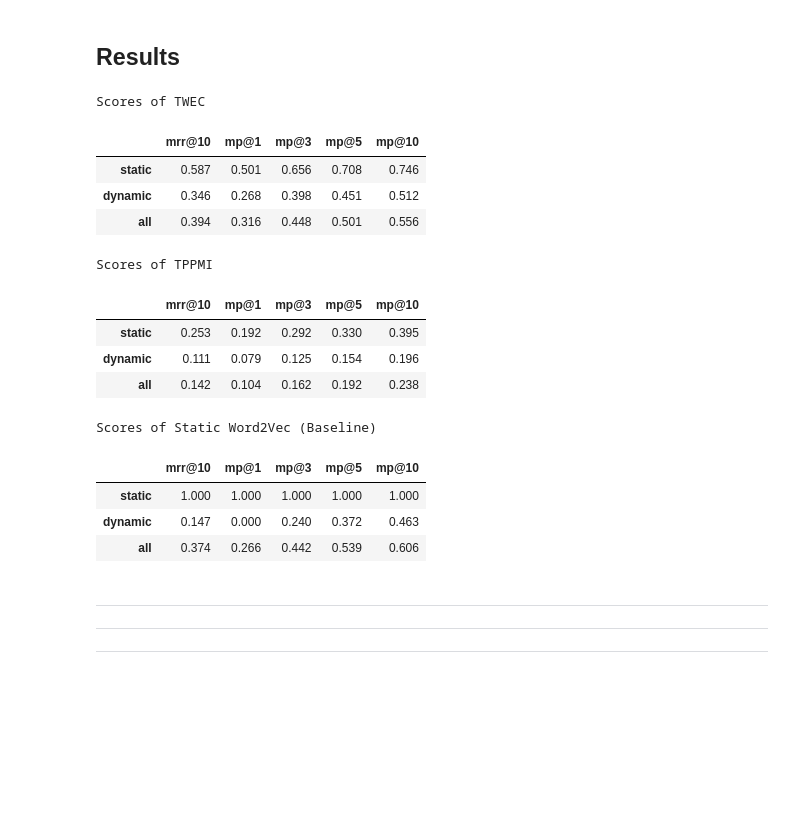
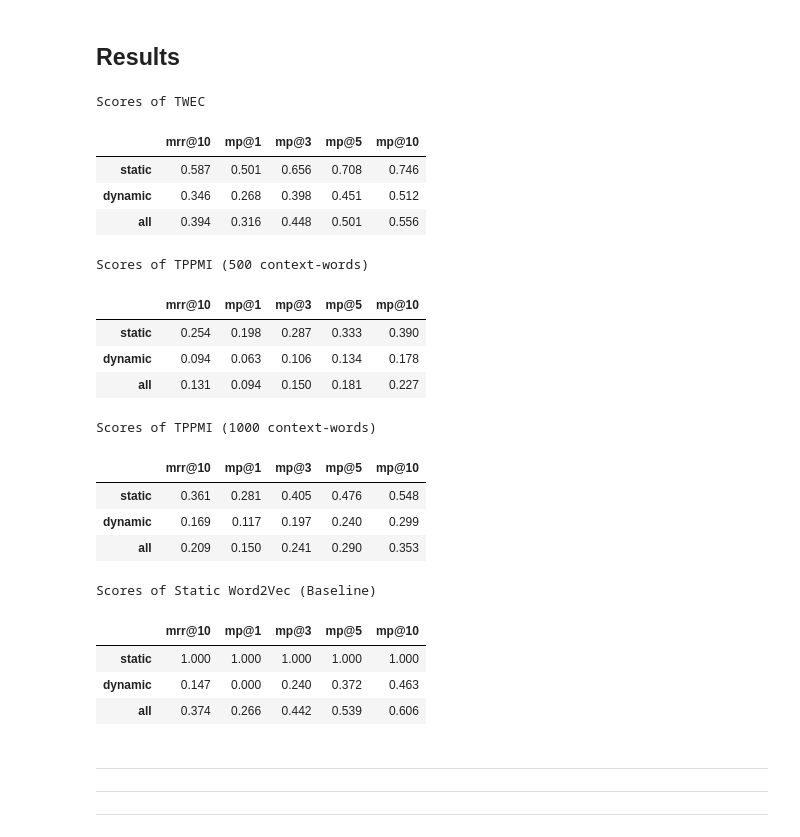
Before and after one commit to FlackoJodye1/temporal-word-embeddings, a Jupyter notebook: notebooks/analysis-quantitative/reproduction-twec-results.ipynb, the cells around one changed output. Cells and saved outputs as stored; diff of their text form; code cells hidden in the pictures; blank space fills up the shorter version.

Commit message:
Add evaluation for tppmi with 1000 context-words to the quantatative experiment

```diff
--- a/notebooks/analysis-quantitative/reproduction-twec-results.ipynb
+++ b/notebooks/analysis-quantitative/reproduction-twec-results.ipynb
@@ -259,8 +310,11 @@ for key, value in tqdm(config_dict_static.items()):
 # %% [markdown]
 ### TPPMI
 # %%
-for key, value in tqdm(config_dict_tppmi.items()):
-    scores_tppmi[key]["mrr@10"] = round(test_util.calculate_rank_metric(value[0], value[1], metric='MRR'), 3)
+for key, value in tqdm(config_dict_tppmi_500.items()):
+    scores_tppmi_500[key]["mrr@10"] = round(test_util.calculate_rank_metric(value[0], value[1], metric='MRR'), 3)
+# %%
+for key, value in tqdm(config_dict_tppmi_1000.items()):
+    scores_tppmi_1000[key]["mrr@10"] = round(test_util.calculate_rank_metric(value[0], value[1], metric='MRR'), 3)
 # %% [markdown]
 ## Mean Precision (@K)
 
@@ -282,38 +336,51 @@ for key, value in tqdm(config_dict_static.items()):
 # %% [markdown]
 ### TPPMI
 # %%
-for key, value in tqdm(config_dict_tppmi.items()):
+for key, value in tqdm(config_dict_tppmi_500.items()):
     for k in cutoffs:
         score_key = f"mp@{k}"
-        scores_tppmi[key][score_key] = round(test_util.calculate_rank_metric(value[0], value[1], metric='MP', k=k), 3)
+        scores_tppmi_500[key][score_key] = round(test_util.calculate_rank_metric(value[0], value[1], metric='MP', k=k), 3)
+# %%
+for key, value in tqdm(config_dict_tppmi_1000.items()):
+    for k in cutoffs:
+        score_key = f"mp@{k}"
+        scores_tppmi_1000[key][score_key] = round(test_util.calculate_rank_metric(value[0], value[1], metric='MP', k=k), 3)
 # %% [markdown]
 ## Results
 # %%
 score_table_cade = pd.DataFrame(scores_cade).T
 score_table_static = pd.DataFrame(scores_static).T
-score_table_tppmi_500 = pd.DataFrame(scores_tppmi).T
+score_table_tppmi_500 = pd.DataFrame(scores_tppmi_500).T
+score_table_tppmi_1000 = pd.DataFrame(scores_tppmi_1000).T
 print("Scores of TWEC")
 display(score_table_cade)
-print("Scores of TPPMI")
+print("Scores of TPPMI (500 context-words)")
 display(score_table_tppmi_500)
+print("Scores of TPPMI (1000 context-words)")
+display(score_table_tppmi_1000)
 print("Scores of Static Word2Vec (Baseline)")
 display(score_table_static)
 # %% [output]
 Scores of TWEC
 |  | mrr@10 | mp@1 | mp@3 | mp@5 | mp@10 |
 | static | 0.587 | 0.501 | 0.656 | 0.708 | 0.746 |
 | dynamic | 0.346 | 0.268 | 0.398 | 0.451 | 0.512 |
 | all | 0.394 | 0.316 | 0.448 | 0.501 | 0.556 |
-Scores of TPPMI
+Scores of TPPMI (500 context-words)
 |  | mrr@10 | mp@1 | mp@3 | mp@5 | mp@10 |
-| static | 0.253 | 0.192 | 0.292 | 0.330 | 0.395 |
-| dynamic | 0.111 | 0.079 | 0.125 | 0.154 | 0.196 |
-| all | 0.142 | 0.104 | 0.162 | 0.192 | 0.238 |
+| static | 0.254 | 0.198 | 0.287 | 0.333 | 0.390 |
+| dynamic | 0.094 | 0.063 | 0.106 | 0.134 | 0.178 |
+| all | 0.131 | 0.094 | 0.150 | 0.181 | 0.227 |
-Scores of Static Word2Vec (Baseline)
+Scores of TPPMI (1000 context-words)
 |  | mrr@10 | mp@1 | mp@3 | mp@5 | mp@10 |
-| static | 1.000 | 1.000 | 1.000 | 1.000 | 1.000 |
-| dynamic | 0.147 | 0.000 | 0.240 | 0.372 | 0.463 |
-| all | 0.374 | 0.266 | 0.442 | 0.539 | 0.606 |
+| static | 0.361 | 0.281 | 0.405 | 0.476 | 0.548 |
+| dynamic | 0.169 | 0.117 | 0.197 | 0.240 | 0.299 |
+| all | 0.209 | 0.150 | 0.241 | 0.290 | 0.353 |
+Scores of Static Word2Vec (Baseline)
+|  | mrr@10 | mp@1 | mp@3 | mp@5 | mp@10 |
+| static | 1.000 | 1.000 | 1.000 | 1.000 | 1.000 |
+| dynamic | 0.147 | 0.000 | 0.240 | 0.372 | 0.463 |
+| all | 0.374 | 0.266 | 0.442 | 0.539 | 0.606 |
 # %% [markdown]
 ----------------------------------------------------------------------------------------------------------------
 ----------------------------------------------------------------------------------------------------------------
```
Also changed, not shown: parts of 25 cells of this notebook, 1 other file.
